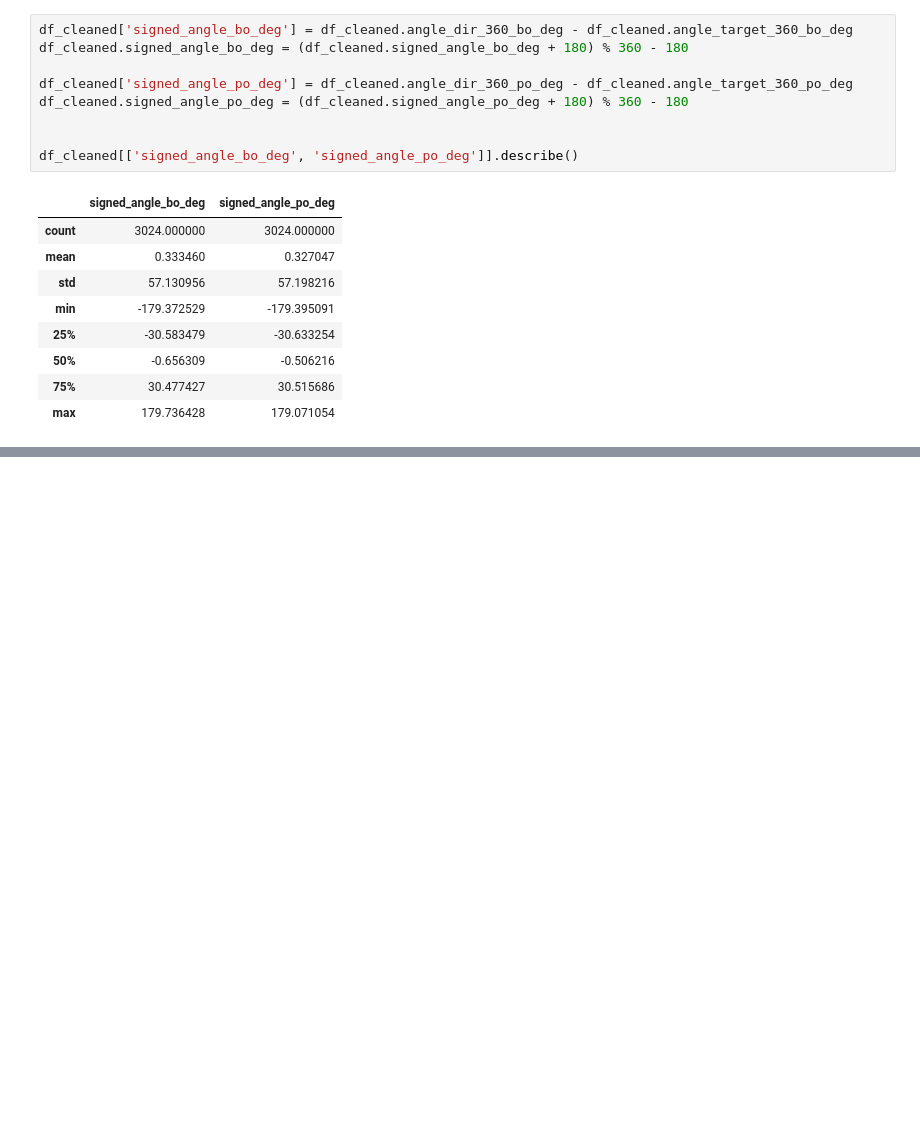
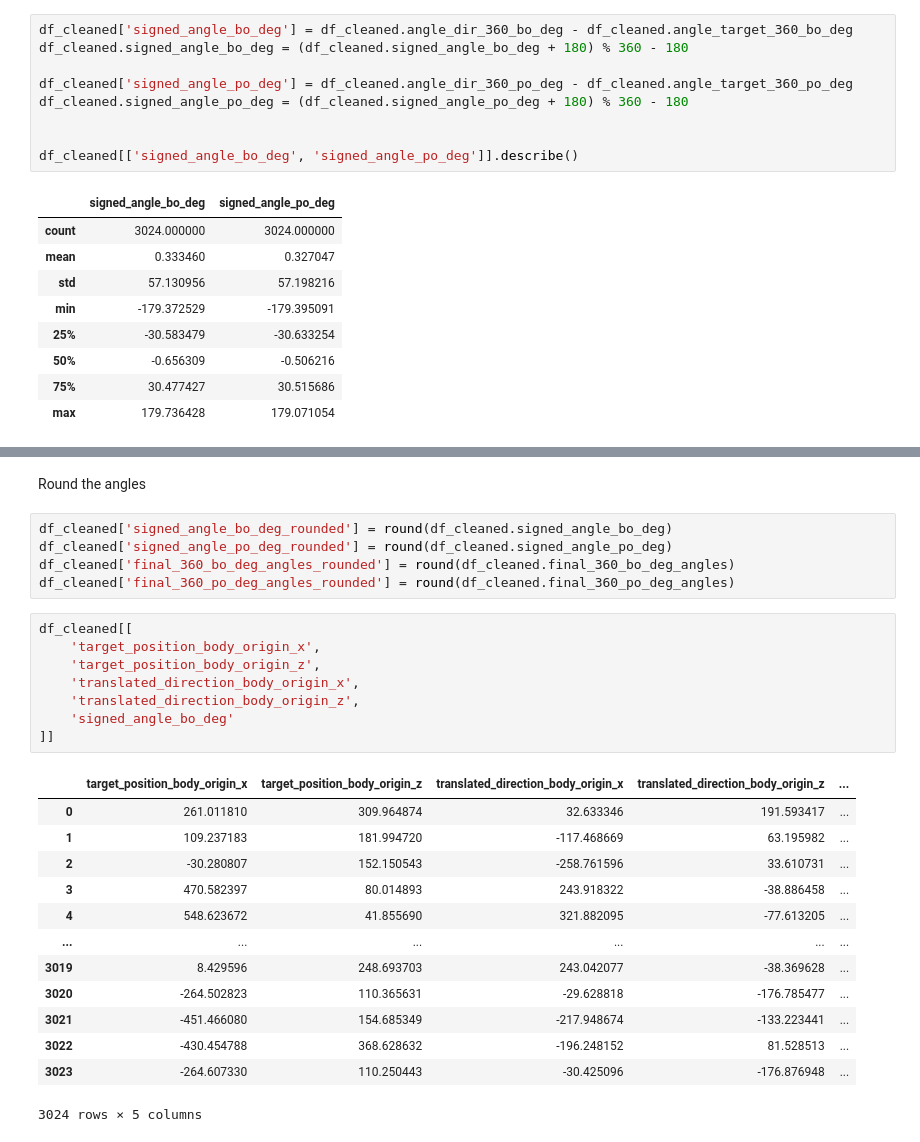
Before and after one commit to nora-maleki/humanA-pointing-task-analysis, a Jupyter notebook: analyses/01_main/01_preprocessing.ipynb, the cells around one changed output, grey strips where cells are left out. Saved outputs shown, nothing was run; the diff lists cells and outputs as text; blank space fills up the shorter version.

```diff
--- a/analyses/01_main/01_preprocessing.ipynb
+++ b/analyses/01_main/01_preprocessing.ipynb
@@ -472,3 +406,32 @@ df_cleaned[['signed_angle_bo_deg', 'signed_angle_po_deg']].describe()
+# %% [markdown]
+Round the angles
+# %%
+df_cleaned['signed_angle_bo_deg_rounded'] = round(df_cleaned.signed_angle_bo_deg)
+df_cleaned['signed_angle_po_deg_rounded'] = round(df_cleaned.signed_angle_po_deg)
+df_cleaned['final_360_bo_deg_angles_rounded'] = round(df_cleaned.final_360_bo_deg_angles)
+df_cleaned['final_360_po_deg_angles_rounded'] = round(df_cleaned.final_360_po_deg_angles)
+# %%
+df_cleaned[[
+    'target_position_body_origin_x',
+    'target_position_body_origin_z',
+    'translated_direction_body_origin_x',
+    'translated_direction_body_origin_z',
+    'signed_angle_bo_deg'
+]]
+# %% [output]
+|  | target_position_body_origin_x | target_position_body_origin_z | translated_direction_body_origin_x | translated_direction_body_origin_z | ... |
+| 0 | 261.011810 | 309.964874 | 32.633346 | 191.593417 | ... |
+| 1 | 109.237183 | 181.994720 | -117.468669 | 63.195982 | ... |
+| 2 | -30.280807 | 152.150543 | -258.761596 | 33.610731 | ... |
+| 3 | 470.582397 | 80.014893 | 243.918322 | -38.886458 | ... |
+| 4 | 548.623672 | 41.855690 | 321.882095 | -77.613205 | ... |
+| ... | ... | ... | ... | ... | ... |
+| 3019 | 8.429596 | 248.693703 | 243.042077 | -38.369628 | ... |
+| 3020 | -264.502823 | 110.365631 | -29.628818 | -176.785477 | ... |
+| 3021 | -451.466080 | 154.685349 | -217.948674 | -133.223441 | ... |
+| 3022 | -430.454788 | 368.628632 | -196.248152 | 81.528513 | ... |
+| 3023 | -264.607330 | 110.250443 | -30.425096 | -176.876948 | ... |
+3024 rows × 5 columns
 # %%
 _, axes = plt.subplots(1, 2, figsize=(15,5))
 
```
Also changed, not shown: parts of 14 cells of this notebook.
